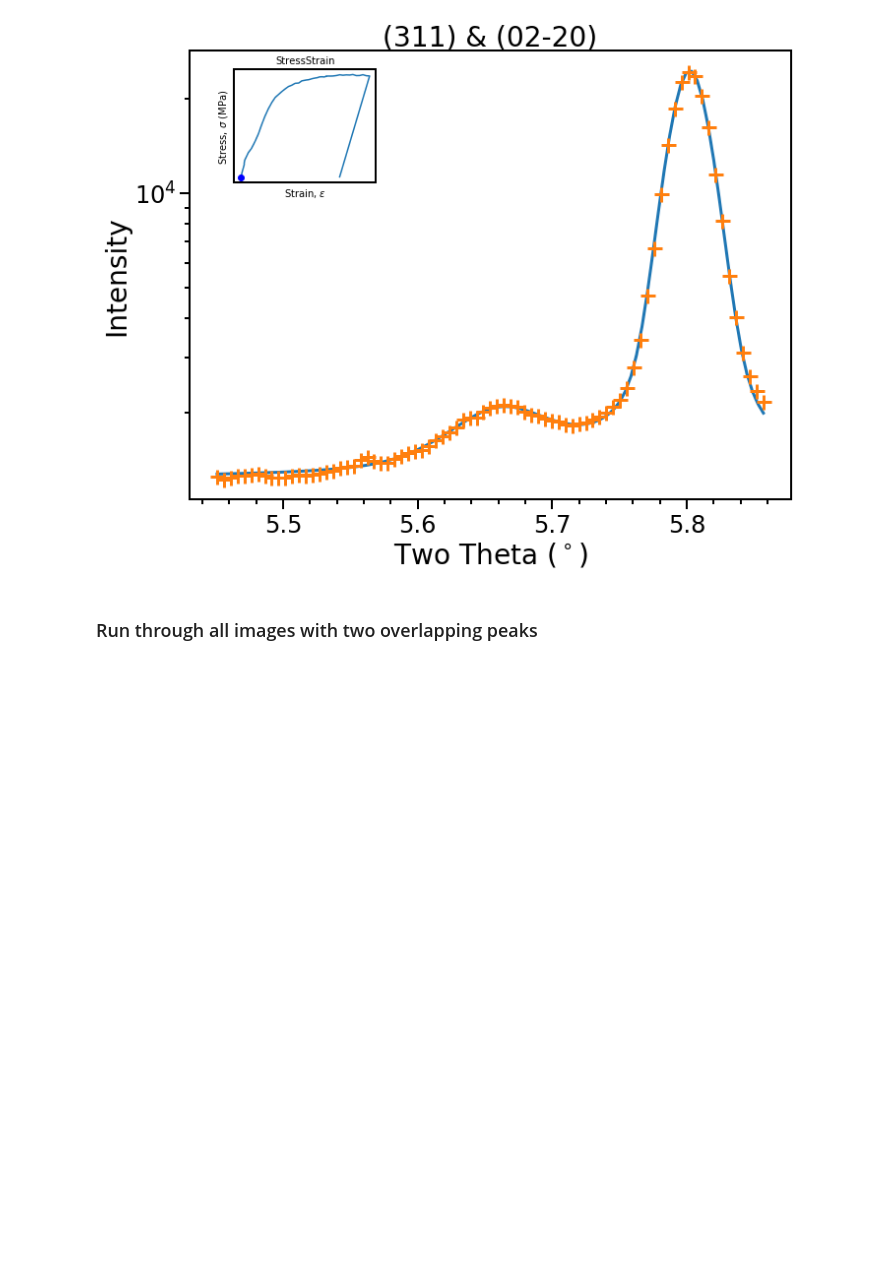
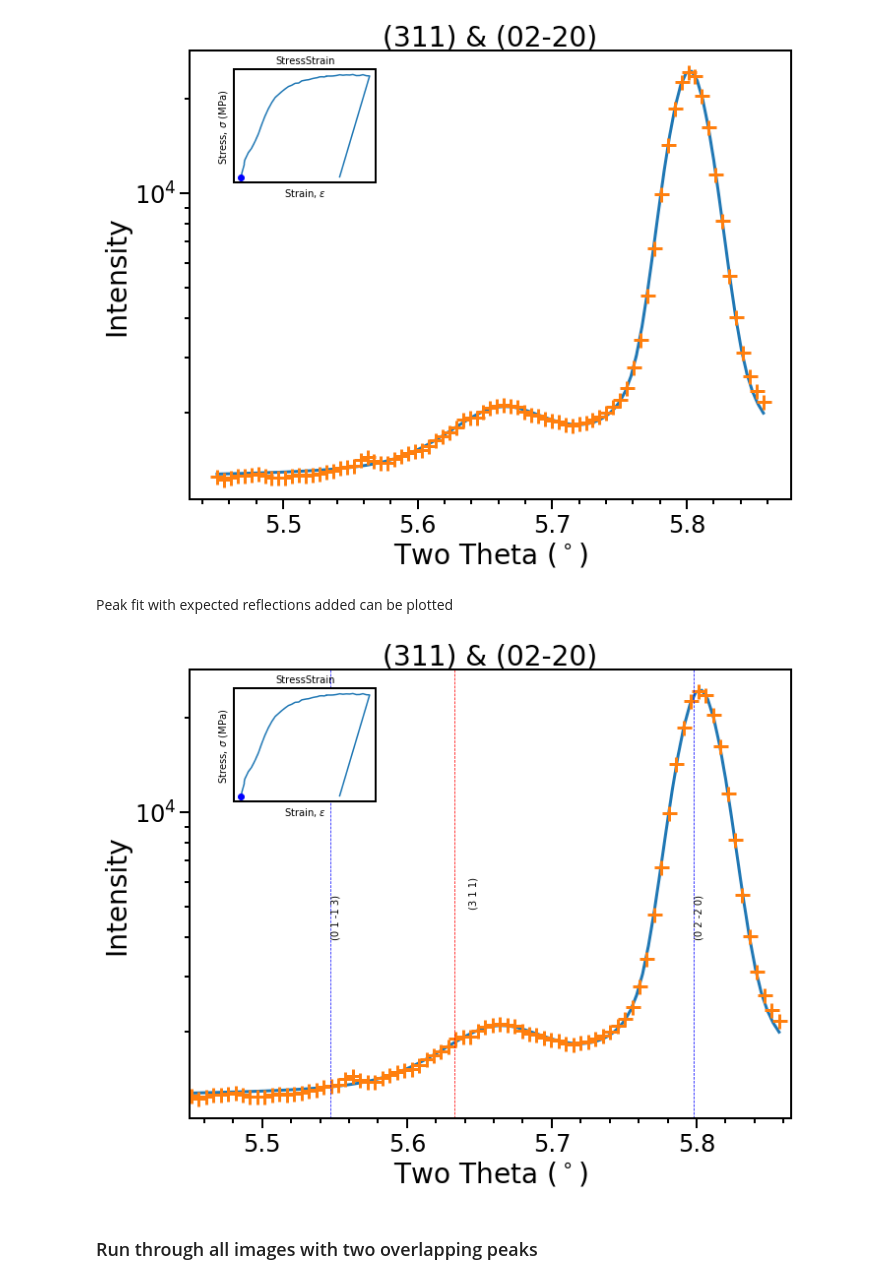
Before and after one commit to Mats-Student-Olie/Double-Peak-Fit, a Jupyter notebook: Dual Peak_Main.ipynb, the cells around one changed output. Drawn from its saved outputs; the diff is of its cells as text; code cells hidden in the pictures; blank space fills up the shorter version.

Commit message:
Add HCP & FCC Reflections to Plot
Added HCP & FCC Reflections to the plot where I check the fit.

TO DO: Update gif section

```diff
--- a/Dual Peak_Save_pickle.ipynb
+++ b/Dual Peak_Main.ipynb
@@ -210,10 +263,18 @@ peak sigmas...
 # %% [markdown]
 The peak fit can also be plotted to check:
 # %%
-image_number=0
-image_1.plot_fit_embedded_ss(sdy_pks, x_val=Eng_strain, y_val=Eng_stress, dot_val=image_number)
+image_number=0 #remember you have only fitted strain 00000 so far!!!
+plot_fit_embedded_ss(image_1, sdy_pks, x_val=Eng_strain, y_val=Eng_stress, dot_val=image_number)
 # %% [output]
 [figure]
+# %% [markdown]
+Peak fit with expected reflections added can be plotted
+# %%
+plot_fit_ss_peaks(image_1, sdy_pks, xlims = peak_bounds_initial[0], x_val=Eng_strain, y_val=Eng_stress, dot_val=image_number,
+                  HCP_twotheta_data = HCP_twotheta, HCP_reflections = HCP_reflections_formated,
+                  FCC_twotheta_data = FCC_twotheta, FCC_reflections = FCC_reflections_formated)
+# %% [output]
+[figure, added]
 # %% [markdown]
 ### Run through all images with two overlapping peaks
 # %% [markdown]
```
Also changed, not shown: parts of 12 cells of this notebook.
